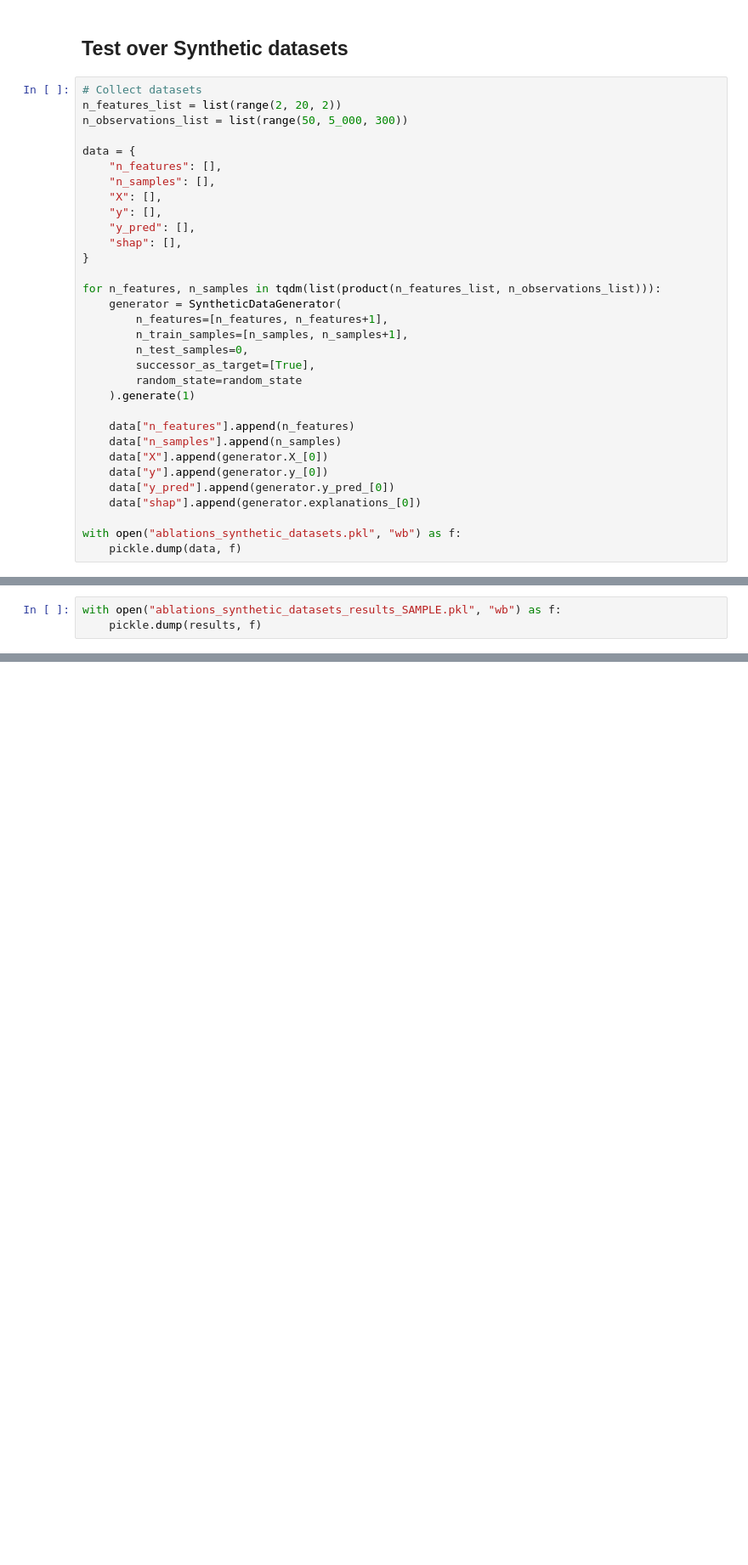
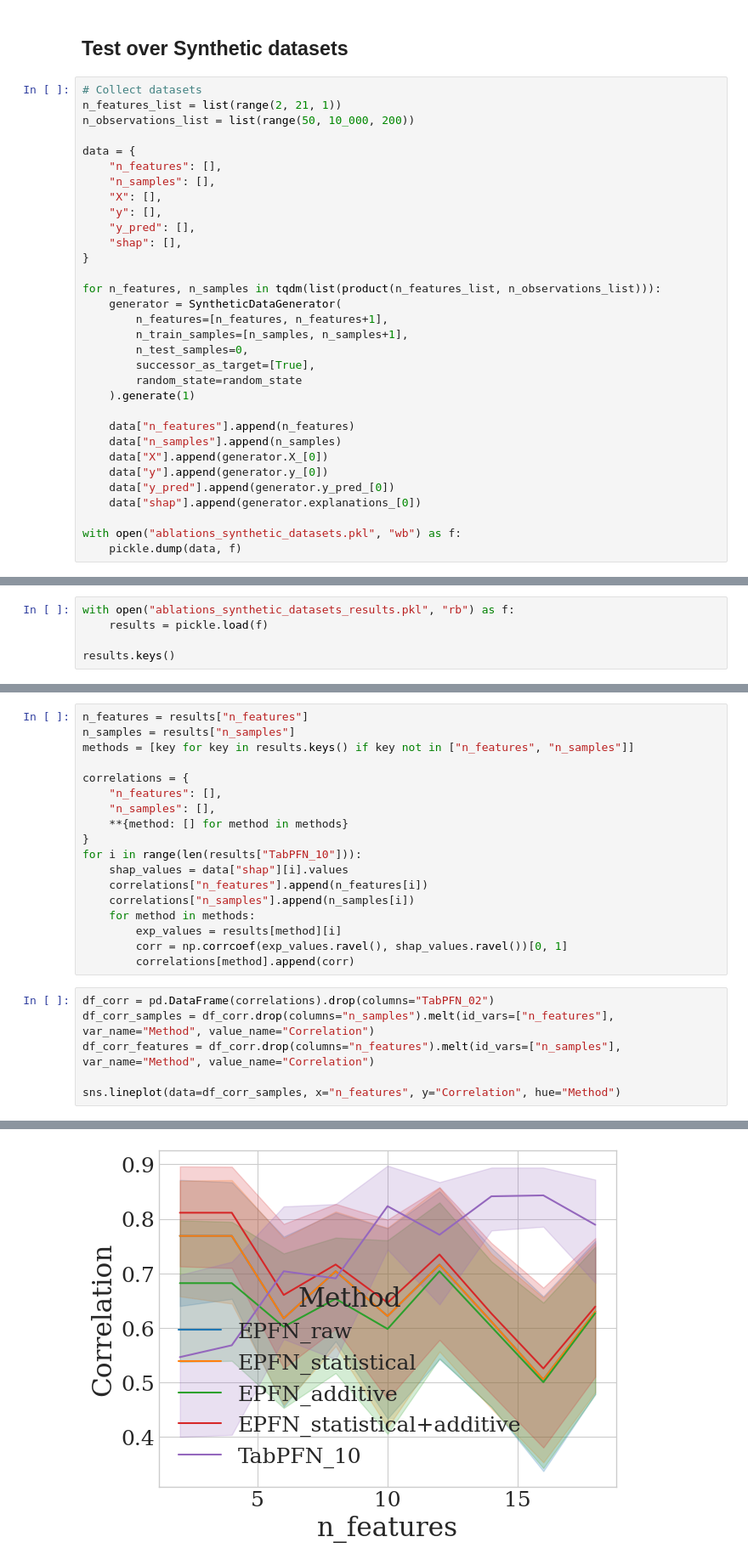
Before and after one commit to joaopfonseca/ExplainerPFN, a Jupyter notebook: notebooks/10-ablations.ipynb, the cells around one changed output, grey strips where cells are left out. Shown at 85% size. Saved outputs shown, nothing was run; the diff lists cells and outputs as text; blank space fills up the shorter version.

Commit message:
ENH continue ablations notebook (incomplete)

```diff
--- a/notebooks/10-ablations.ipynb
+++ b/notebooks/10-ablations.ipynb
@@ -171,8 +171,8 @@ sns.lineplot(data=df2_, x=x_var, y="Correlation", hue="Method", style="Method",
 ## Test over Synthetic datasets
 # %%
 # Collect datasets
-n_features_list = list(range(2, 20, 2))
-n_observations_list = list(range(50, 5_000, 300))
+n_features_list = list(range(2, 21, 1))
+n_observations_list = list(range(50, 10_000, 200))
 
 data = {
     "n_features": [],
@@ -257,3 +254,0 @@ KeyboardInterrupt:
-# %%
-with open("ablations_synthetic_datasets_results_SAMPLE.pkl", "wb") as f:
-    pickle.dump(results, f)
@@ -322,0 +255,5 @@ array([[ 0.55783021,  0.28803313,  0.12191616,  0.13651694],
+# %%
+with open("ablations_synthetic_datasets_results.pkl", "rb") as f:
+    results = pickle.load(f)
+
+results.keys()
@@ -322,0 +262,25 @@ array([[ 0.55783021,  0.28803313,  0.12191616,  0.13651694],
+# %%
+n_features = results["n_features"]
+n_samples = results["n_samples"]
+methods = [key for key in results.keys() if key not in ["n_features", "n_samples"]]
+
+correlations = {
+    "n_features": [],
+    "n_samples": [],
+    **{method: [] for method in methods}
+}
+for i in range(len(results["TabPFN_10"])):
+    shap_values = data["shap"][i].values
+    correlations["n_features"].append(n_features[i])
+    correlations["n_samples"].append(n_samples[i])
+    for method in methods:
+        exp_values = results[method][i]
+        corr = np.corrcoef(exp_values.ravel(), shap_values.ravel())[0, 1]
+        correlations[method].append(corr)
+# %%
+df_corr = pd.DataFrame(correlations).drop(columns="TabPFN_02")
+df_corr_samples = df_corr.drop(columns="n_samples").melt(id_vars=["n_features"], var_name="Method", value_name="Correlation")
+df_corr_features = df_corr.drop(columns="n_features").melt(id_vars=["n_samples"], var_name="Method", value_name="Correlation")
+
+sns.lineplot(data=df_corr_samples, x="n_features", y="Correlation", hue="Method")
+# %% [output]
@@ -322,0 +288 @@ array([[ 0.55783021,  0.28803313,  0.12191616,  0.13651694],
+[figure, added]
```
Also changed, not shown: parts of 10 cells of this notebook.
